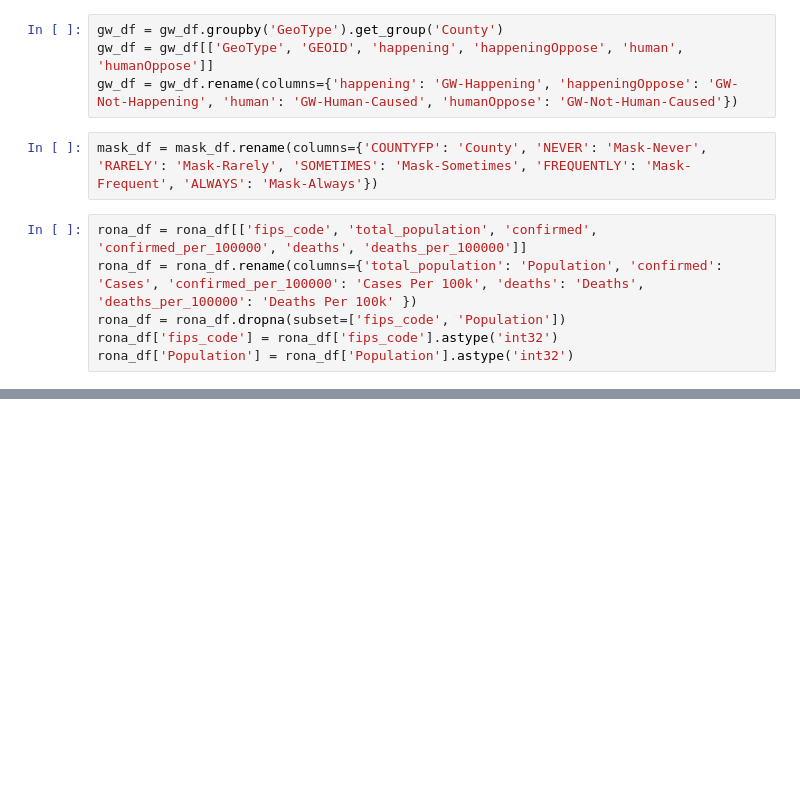
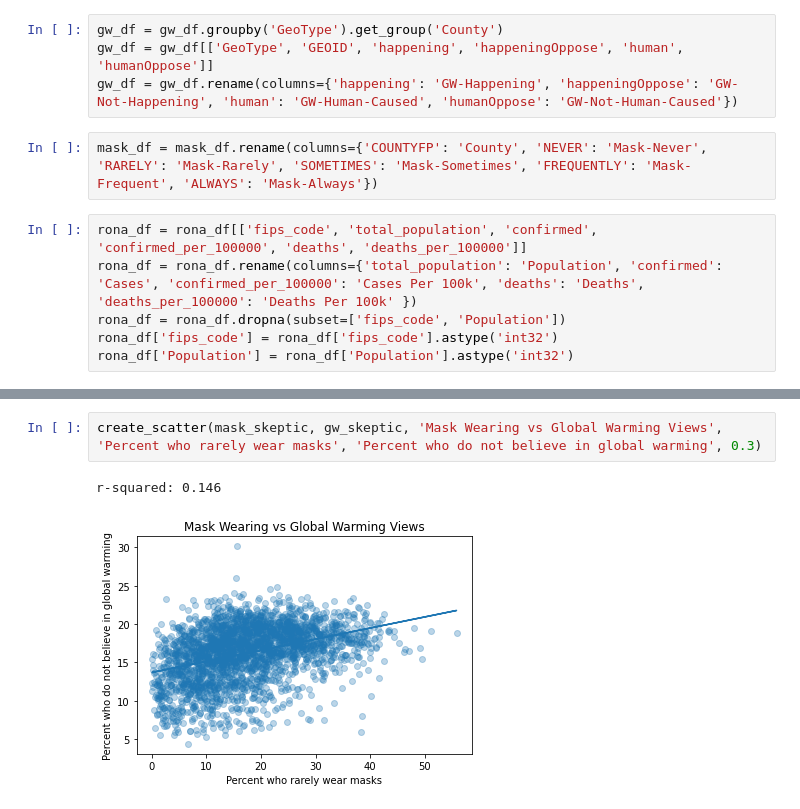
Before and after one commit to teresaflicek/Covid19-Societal-Impacts, a Jupyter notebook: analysis/science/science_beliefs.ipynb, the cells around one changed output, grey strips where cells are left out. Drawn from its saved outputs; the diff is of its cells as text; blank space fills up the shorter version.

```diff
--- a/analysis/science/science_beliefs.ipynb
+++ b/analysis/science/science_beliefs.ipynb
@@ -69,0 +115,5 @@ r-squared: 0.183
+# %%
+create_scatter(mask_skeptic, gw_skeptic, 'Mask Wearing vs Global Warming Views', 'Percent who rarely wear masks', 'Percent who do not believe in global warming', 0.3)
+# %% [output]
+r-squared: 0.146
+[figure, added]
```
Also changed, not shown: parts of 10 cells of this notebook.
